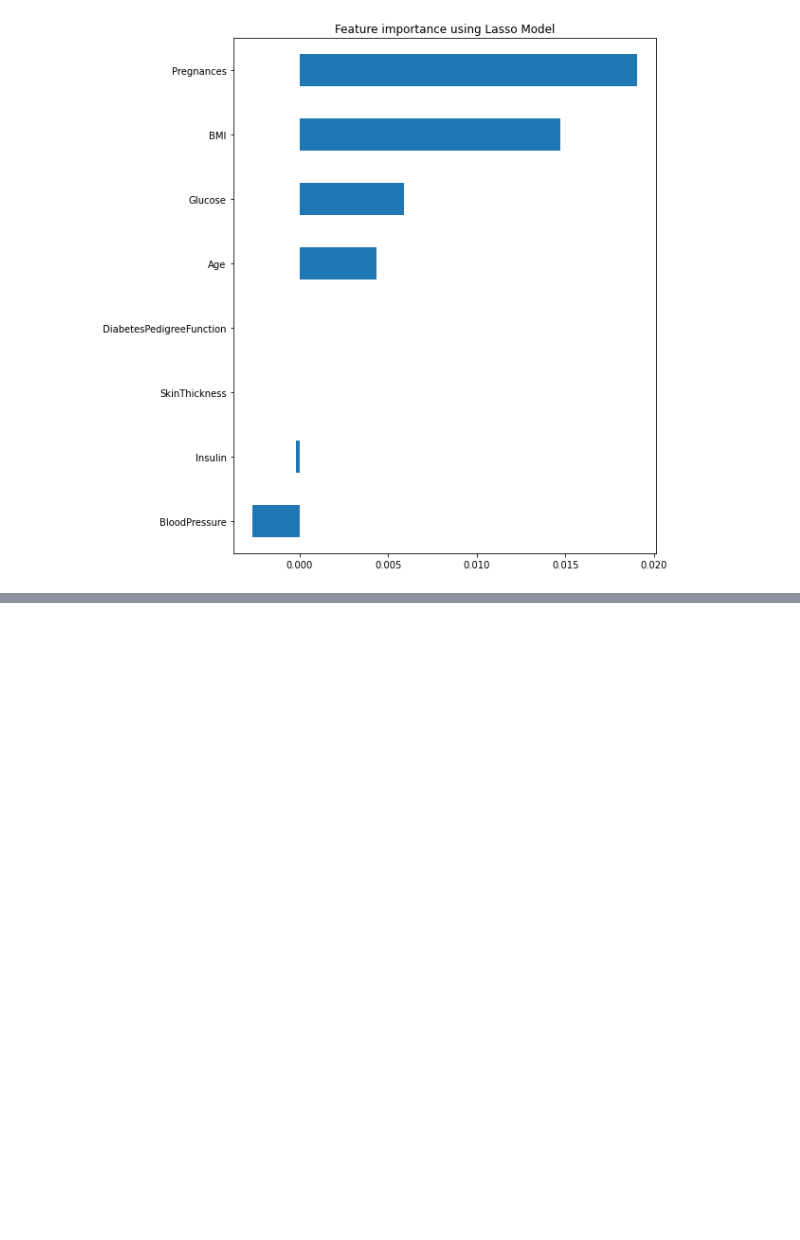
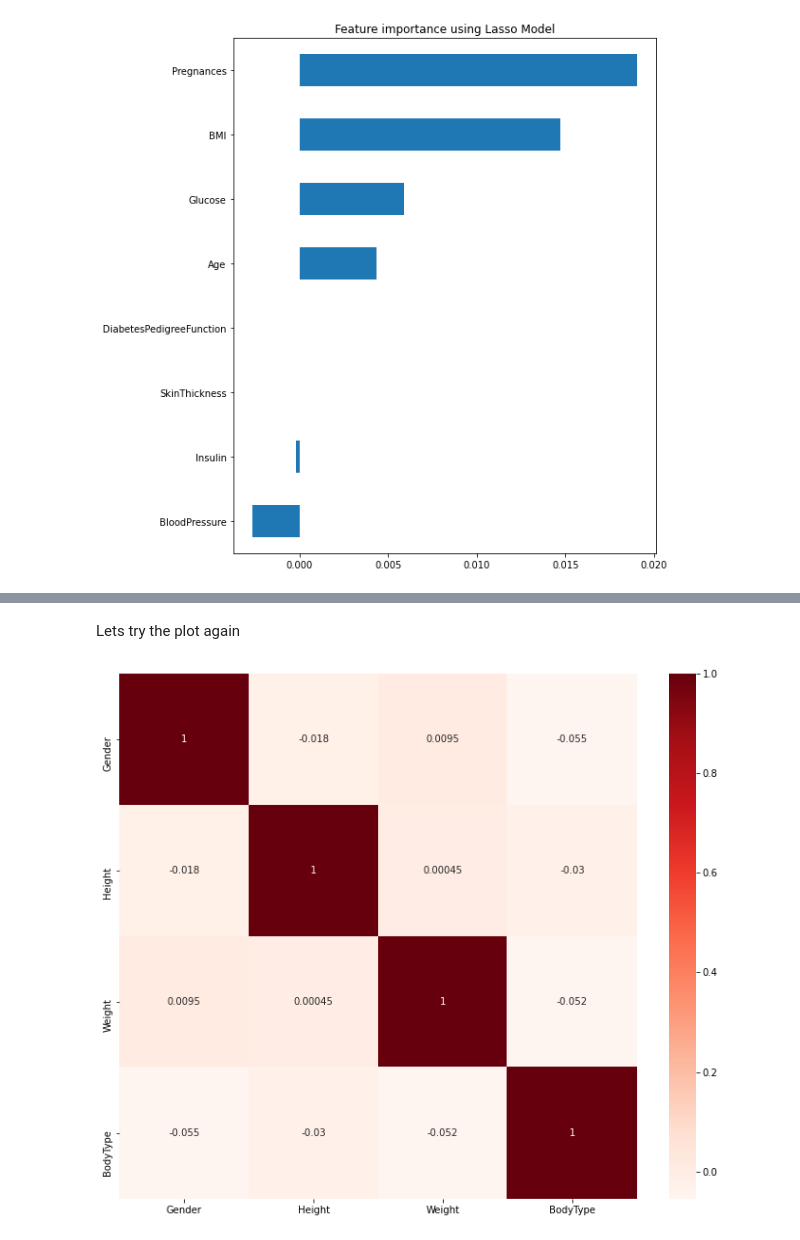
Before and after one commit to slowvak/FeatureSelectionTutorial, a Jupyter notebook: FeatureSelection.ipynb, the cells around one changed output, grey strips where cells are left out. Saved outputs shown, nothing was run; the diff lists cells and outputs as text; code cells hidden in the pictures; blank space fills up the shorter version.

```diff
--- a/FeatureSelection.ipynb
+++ b/FeatureSelection.ipynb
@@ -347,0 +411,5 @@ Text(0.5, 1.0, 'Feature importance using Lasso Model')
+# %%
+for cat in ['Gender', 'BodyType']:
+    HtWt[cat] = HtWt[cat].astype('category').cat.codes
+
+HtWt
@@ -347,0 +430,10 @@ Text(0.5, 1.0, 'Feature importance using Lasso Model')
+# %% [markdown]
+Lets try the plot again
+# %%
+#Lets look at how much the various features are correlated using Pearson Correlation
+plt.figure(figsize=(12,10))
+cor = HtWt.corr()
+sns.heatmap(cor, annot=True, cmap=plt.cm.Reds)
+plt.show()
+# %% [output]
+[figure, added]
```
Also changed, not shown: parts of 23 cells of this notebook.
